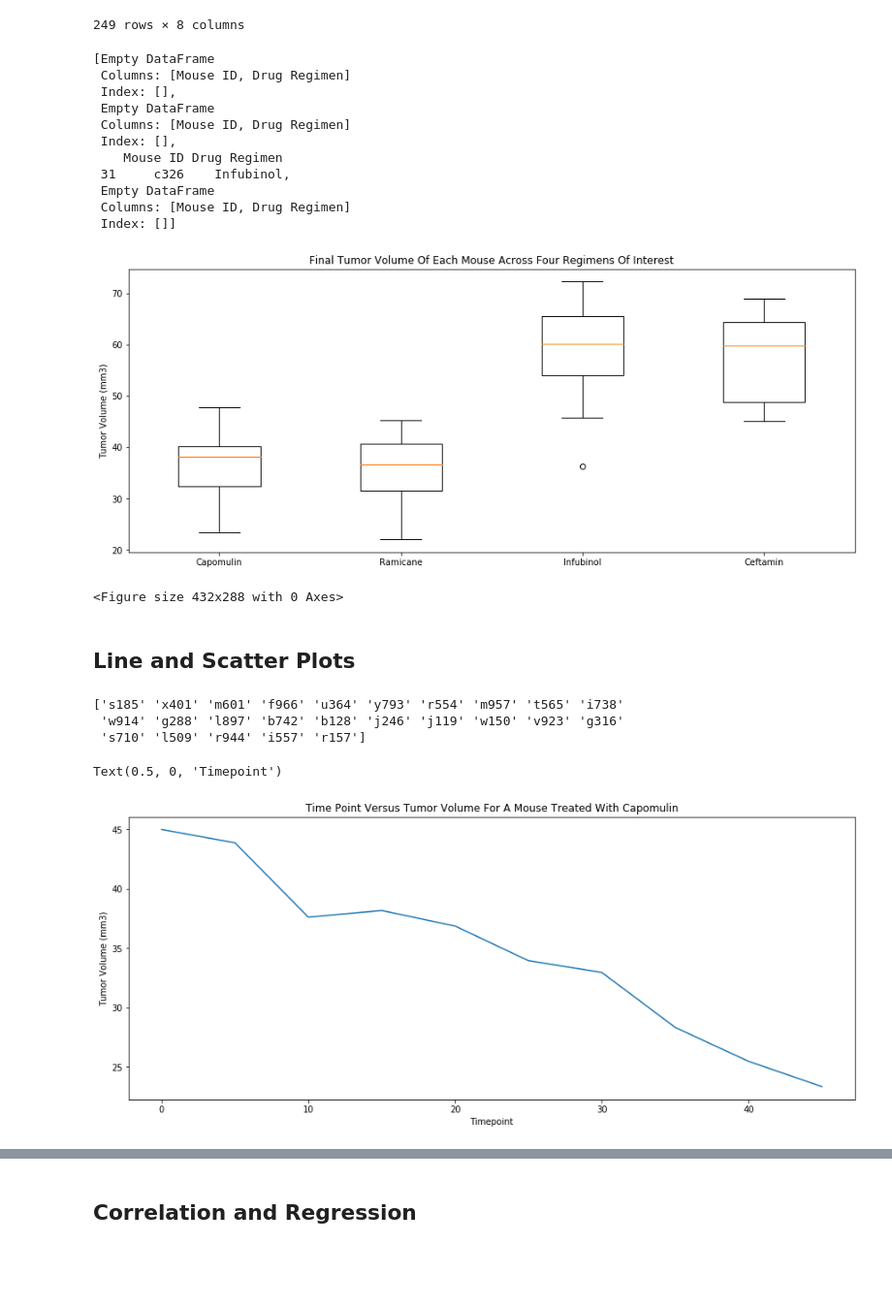
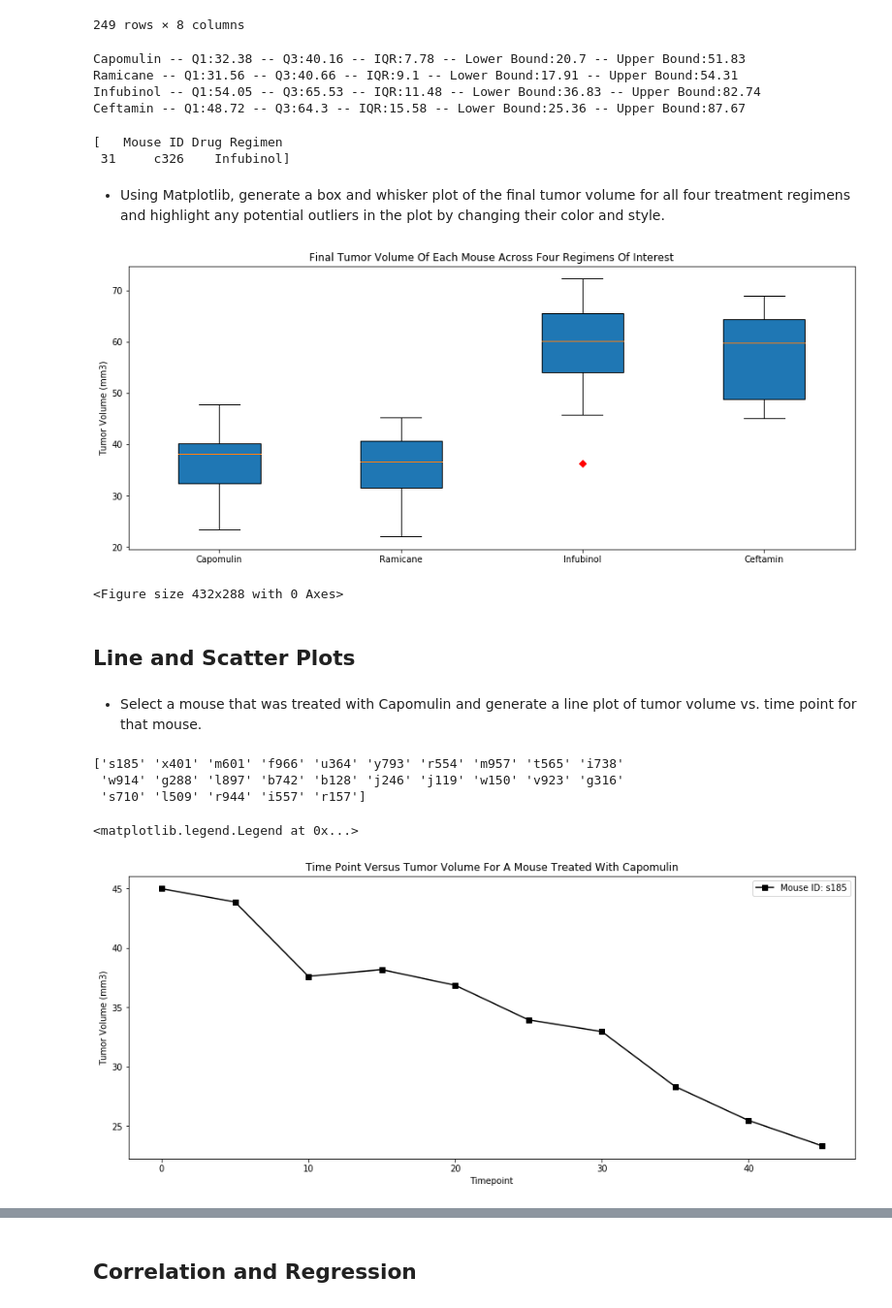
Before and after one commit to gpivaro/5_Matplotlib_Homework, a Jupyter notebook: pymaceuticals.ipynb, the cells around one changed output, grey strips where cells are left out. Shown: that part at 97% size. Saved outputs shown, nothing was run; the diff lists cells and outputs as text; code cells hidden in the pictures; blank space fills up the shorter version.

```diff
--- a/pymaceuticals.ipynb
+++ b/pymaceuticals.ipynb
@@ -315,50 +326,55 @@ for n in range(len(treatments)):
     tumor_vol_data.append({'Drug Regimen': treatments[n], 'Tumor Volume (mm3)': tumor_volume['Tumor Volume (mm3)']})
 
     # Determine outliers using upper and lower bounds
-    outliers.append(tumor_volume[['Mouse ID','Drug Regimen']].loc[(tumor_volume['Tumor Volume (mm3)'] < lower_bound) |
-                            (tumor_volume['Tumor Volume (mm3)'] > upper_bound)])
-#     print(outliers)
+    outlier_point = tumor_volume[['Mouse ID','Drug Regimen']].loc[(tumor_volume['Tumor Volume (mm3)'] < lower_bound) |
+                            (tumor_volume['Tumor Volume (mm3)'] > upper_bound)]
+    if len(outlier_point) > 0:
+        outliers.append(outlier_point)
+
+    # Print the calculate points for each drug regimen
+    print(f"{treatments[n]} -- Q1:{round(Q1,2)} -- Q3:{round(Q3,2)} -- IQR:{round(iqr,2)} -- Lower Bound:{round(lower_bound,2)} -- Upper Bound:{round(upper_bound,2)}")
+# %% [output]
+Capomulin -- Q1:32.38 -- Q3:40.16 -- IQR:7.78 -- Lower Bound:20.7 -- Upper Bound:51.83
+Ramicane -- Q1:31.56 -- Q3:40.66 -- IQR:9.1 -- Lower Bound:17.91 -- Upper Bound:54.31
+Infubinol -- Q1:54.05 -- Q3:65.53 -- IQR:11.48 -- Lower Bound:36.83 -- Upper Bound:82.74
+Ceftamin -- Q1:48.72 -- Q3:64.3 -- IQR:15.58 -- Lower Bound:25.36 -- Upper Bound:87.67
 # %%
 # Return outliers
 outliers
 # %% [output]
-[Empty DataFrame
- Columns: [Mouse ID, Drug Regimen]
- Index: [],
- Empty DataFrame
- Columns: [Mouse ID, Drug Regimen]
- Index: [],
-    Mouse ID Drug Regimen
- 31     c326    Infubinol,
- Empty DataFrame
- Columns: [Mouse ID, Drug Regimen]
- Index: []]
+[   Mouse ID Drug Regimen
+ 31     c326    Infubinol]
+# %% [markdown]
+* Using Matplotlib, generate a box and whisker plot of the final tumor volume for all four treatment regimens and highlight any potential outliers in the plot by changing their color and style.
 # %%
 # Generate a box plot of the final tumor volume of each mouse across four regimens of interest
 
 plt.figure(figsize=(15,6))
 
 # Set title/labels
 plt.title('final tumor volume of each mouse across four regimens of interest'.title())
 plt.ylabel('Tumor Volume (mm3)')
 
 # Create boxplot
 fig = plt.boxplot ([tumor_vol_data[0]['Tumor Volume (mm3)'],
               tumor_vol_data[1]['Tumor Volume (mm3)'],
               tumor_vol_data[2]['Tumor Volume (mm3)'],
-              tumor_vol_data[3]['Tumor Volume (mm3)']])
+              tumor_vol_data[3]['Tumor Volume (mm3)']],0,'rD',patch_artist=True)
+
 
 x_axis = np.arange(len(['Capomulin', 'Ramicane', 'Infubinol', 'Ceftamin'])) + 1
 x = plt.xticks(x_axis, ['Capomulin', 'Ramicane', 'Infubinol', 'Ceftamin'])
 
 
 plt.show()
 plt.tight_layout()
 # %% [output]
-[figure, old version]
+[figure, new version]
 <Figure size 432x288 with 0 Axes>
 # %% [markdown]
 ## Line and Scatter Plots
+# %% [markdown]
+* Select a mouse that was treated with Capomulin and generate a line plot of tumor volume vs. time point for that mouse.
 # %%
 # Generate a line plot of time point versus tumor volume for a mouse treated with Capomulin
 
@@ -372,14 +388,15 @@ time_point_tumor_volume_df
 
 # Generate the plot
 plt.figure(figsize=(15,6))
-plt.plot(time_point_tumor_volume_df['Timepoint'], time_point_tumor_volume_df['Tumor Volume (mm3)'])
+plt.plot(time_point_tumor_volume_df['Timepoint'], time_point_tumor_volume_df['Tumor Volume (mm3)'], 'ks-')
 
 plt.title('time point versus tumor volume for a mouse treated with Capomulin'.title())
 plt.ylabel('Tumor Volume (mm3)')
 plt.xlabel('Timepoint')
+plt.legend(['Mouse ID: s185'])
 # %% [output]
 ['s185' 'x401' 'm601' 'f966' 'u364' 'y793' 'r554' 'm957' 't565' 'i738'
  'w914' 'g288' 'l897' 'b742' 'b128' 'j246' 'j119' 'w150' 'v923' 'g316'
  's710' 'l509' 'r944' 'i557' 'r157']
-Text(0.5, 0, 'Timepoint')
+<matplotlib.legend.Legend at 0x...>
-[figure, old version]
+[figure, new version]
```
Also changed, not shown: parts of 18 cells of this notebook.
